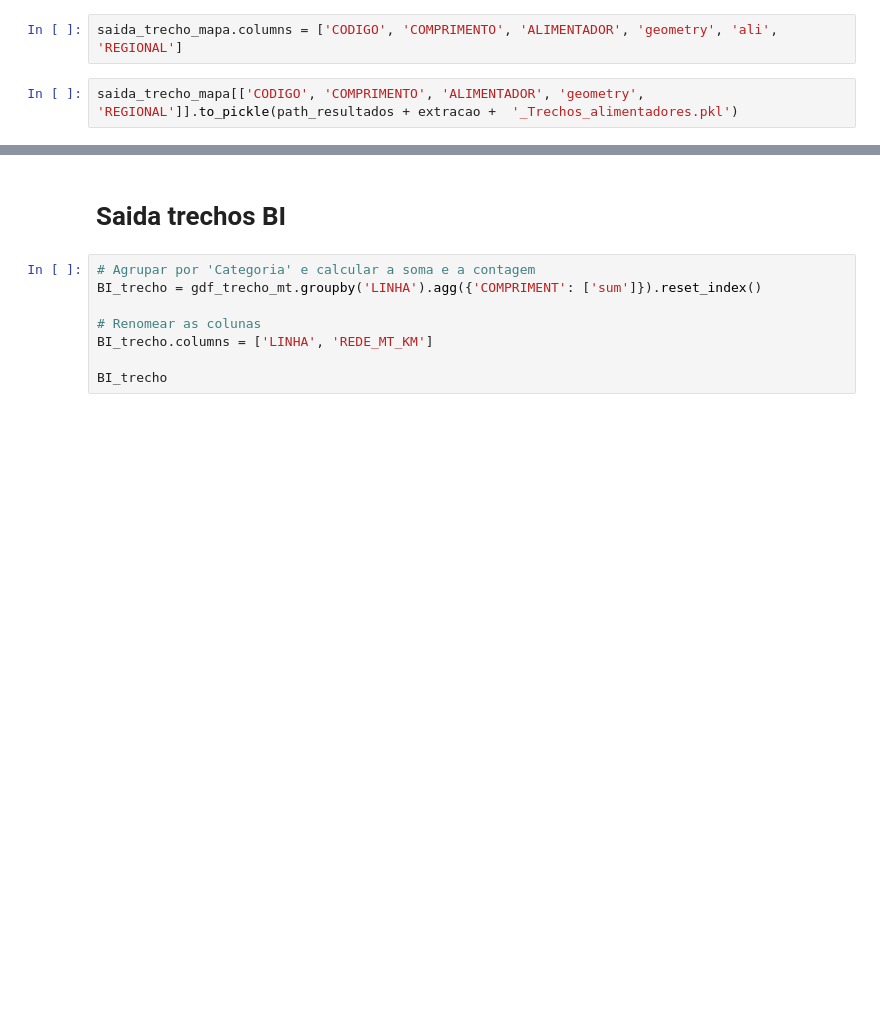
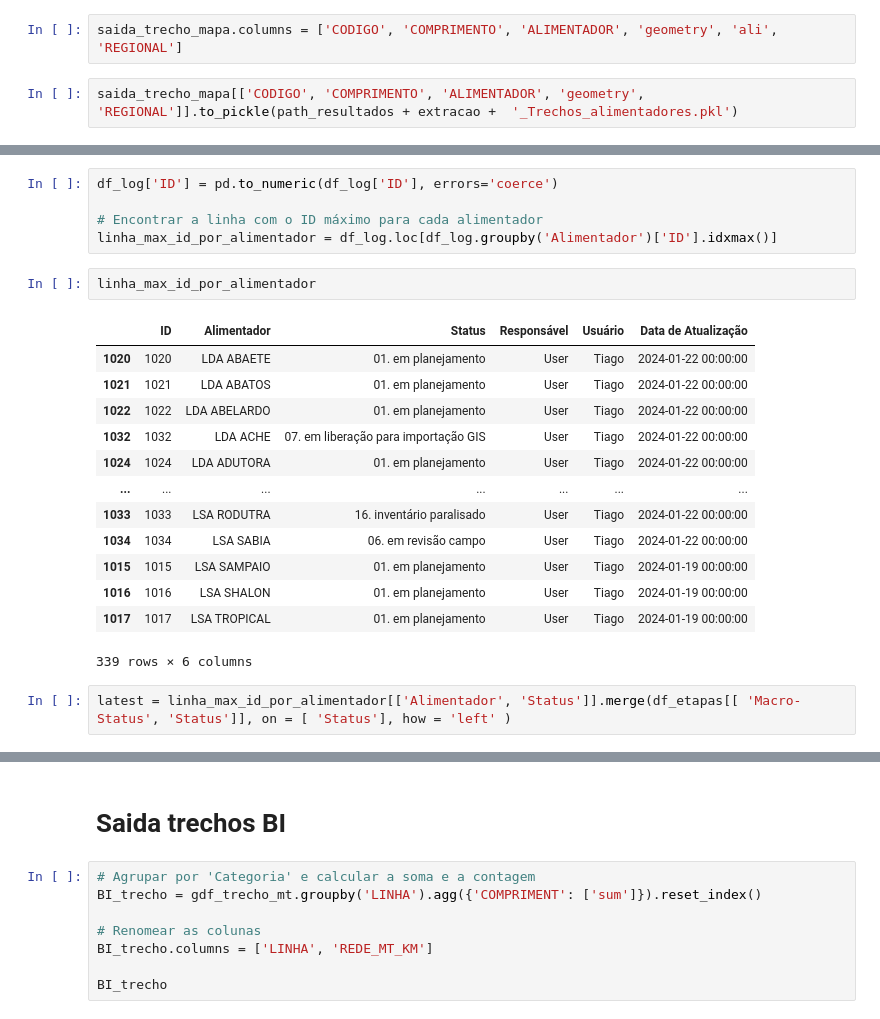
Before and after one commit to Inovais0405/2023_Light_Dash, a Jupyter notebook: 01_Leitura FME.ipynb, the cells around one changed output, grey strips where cells are left out. Drawn from its saved outputs; the diff is of its cells as text; blank space fills up the shorter version.

```diff
--- a/01_Leitura FME.ipynb
+++ b/01_Leitura FME.ipynb
@@ -139,0 +212,23 @@ saida_trecho_mapa[['CODIGO', 'COMPRIMENTO', 'ALIMENTADOR', 'geometry', 'REGIONAL
+# %%
+df_log['ID'] = pd.to_numeric(df_log['ID'], errors='coerce')
+
+# Encontrar a linha com o ID máximo para cada alimentador
+linha_max_id_por_alimentador = df_log.loc[df_log.groupby('Alimentador')['ID'].idxmax()]
+# %%
+linha_max_id_por_alimentador
+# %% [output]
+|  | ID | Alimentador | Status | Responsável | Usuário | Data de Atualização |
+| 1020 | 1020 | LDA ABAETE | 01. em planejamento | User | Tiago | 2024-01-22 00:00:00 |
+| 1021 | 1021 | LDA ABATOS | 01. em planejamento | User | Tiago | 2024-01-22 00:00:00 |
+| 1022 | 1022 | LDA ABELARDO | 01. em planejamento | User | Tiago | 2024-01-22 00:00:00 |
+| 1032 | 1032 | LDA ACHE | 07. em liberação para importação GIS | User | Tiago | 2024-01-22 00:00:00 |
+| 1024 | 1024 | LDA ADUTORA | 01. em planejamento | User | Tiago | 2024-01-22 00:00:00 |
+| ... | ... | ... | ... | ... | ... | ... |
+| 1033 | 1033 | LSA RODUTRA | 16. inventário paralisado | User | Tiago | 2024-01-22 00:00:00 |
+| 1034 | 1034 | LSA SABIA | 06. em revisão campo | User | Tiago | 2024-01-22 00:00:00 |
+| 1015 | 1015 | LSA SAMPAIO | 01. em planejamento | User | Tiago | 2024-01-19 00:00:00 |
+| 1016 | 1016 | LSA SHALON | 01. em planejamento | User | Tiago | 2024-01-19 00:00:00 |
+| 1017 | 1017 | LSA TROPICAL | 01. em planejamento | User | Tiago | 2024-01-19 00:00:00 |
+339 rows × 6 columns
+# %%
+latest = linha_max_id_por_alimentador[['Alimentador', 'Status']].merge(df_etapas[[ 'Macro-Status', 'Status']], on = [ 'Status'], how = 'left' )
```
Also changed, not shown: parts of 8 cells of this notebook.
